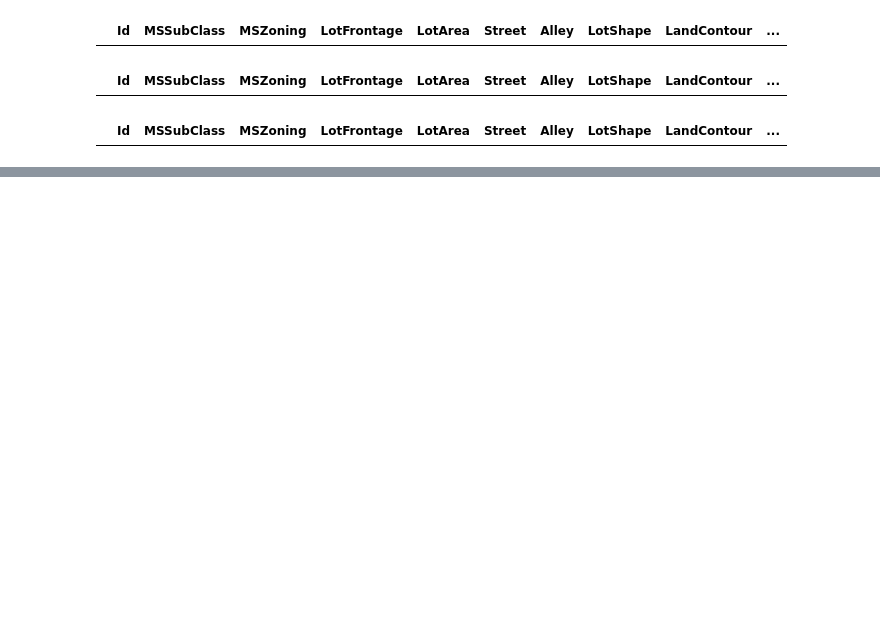
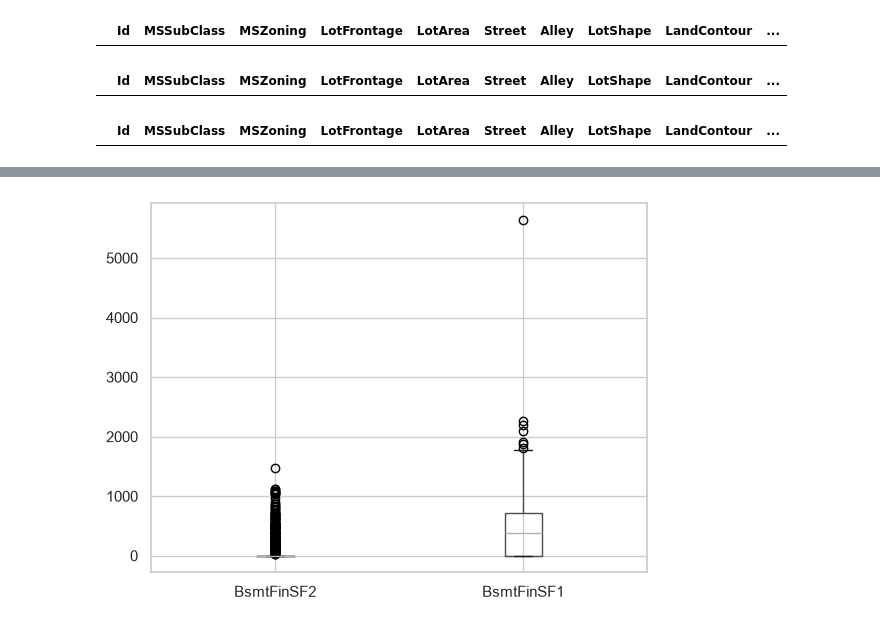
Before and after one commit to kwon-jun99/python_algorithm_mini, a Jupyter notebook: HousePrice_회귀.ipynb, the cells around one changed output, grey strips where cells are left out. Drawn from its saved outputs; the diff is of its cells as text; code cells hidden in the pictures; blank space fills up the shorter version.

```diff
--- a/HousePrice_회귀.ipynb
+++ b/HousePrice_회귀.ipynb
@@ -126,0 +441,6 @@ df.loc[df["YearBuilt"]>df["YrSold"]]
+# %%
+# 수치형 분포도(?) 확인
+df.boxplot(["BsmtFinSF2","BsmtFinSF1"])
+plt.show()
+# %% [output]
+[figure, added]
```
Also changed, not shown: parts of 22 cells of this notebook.
